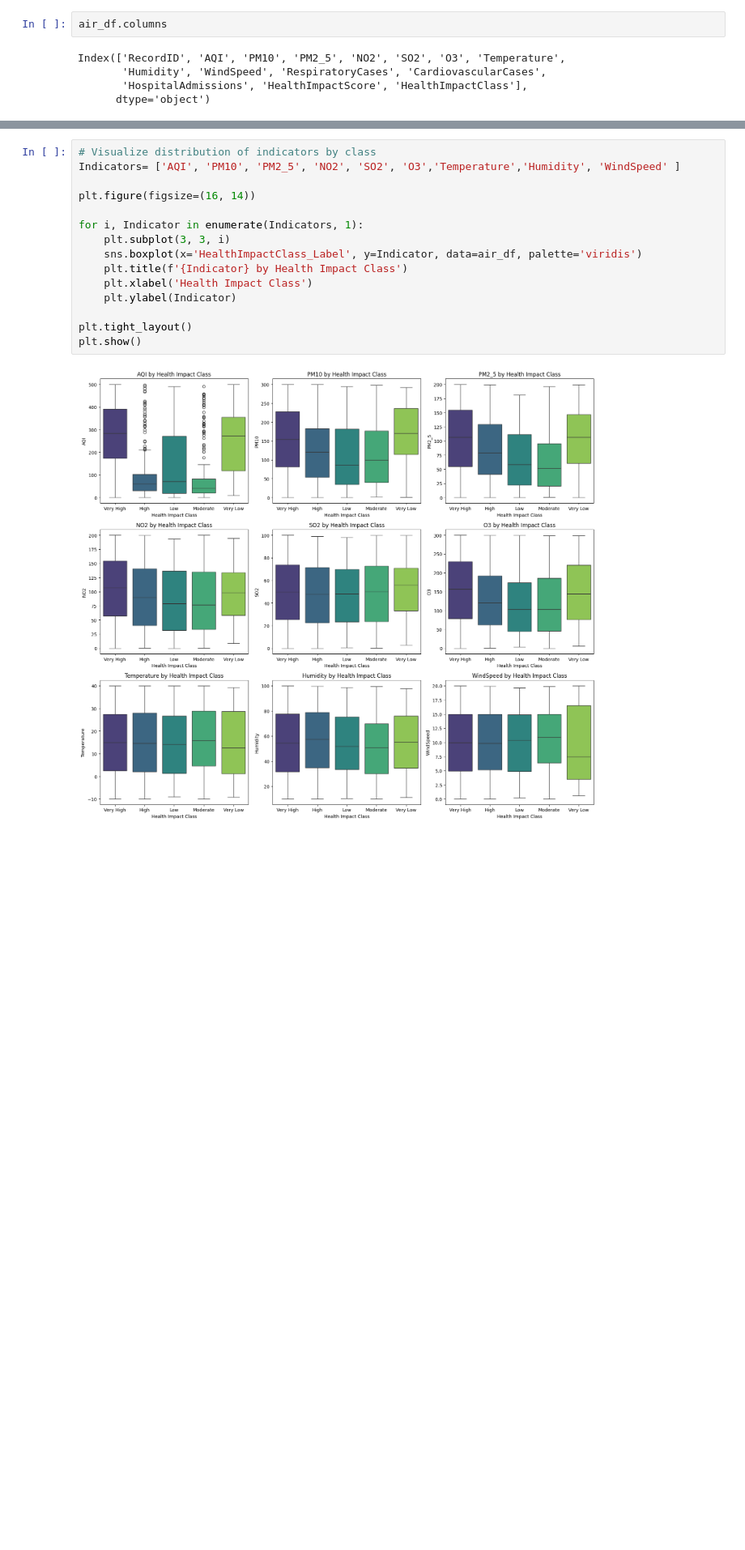
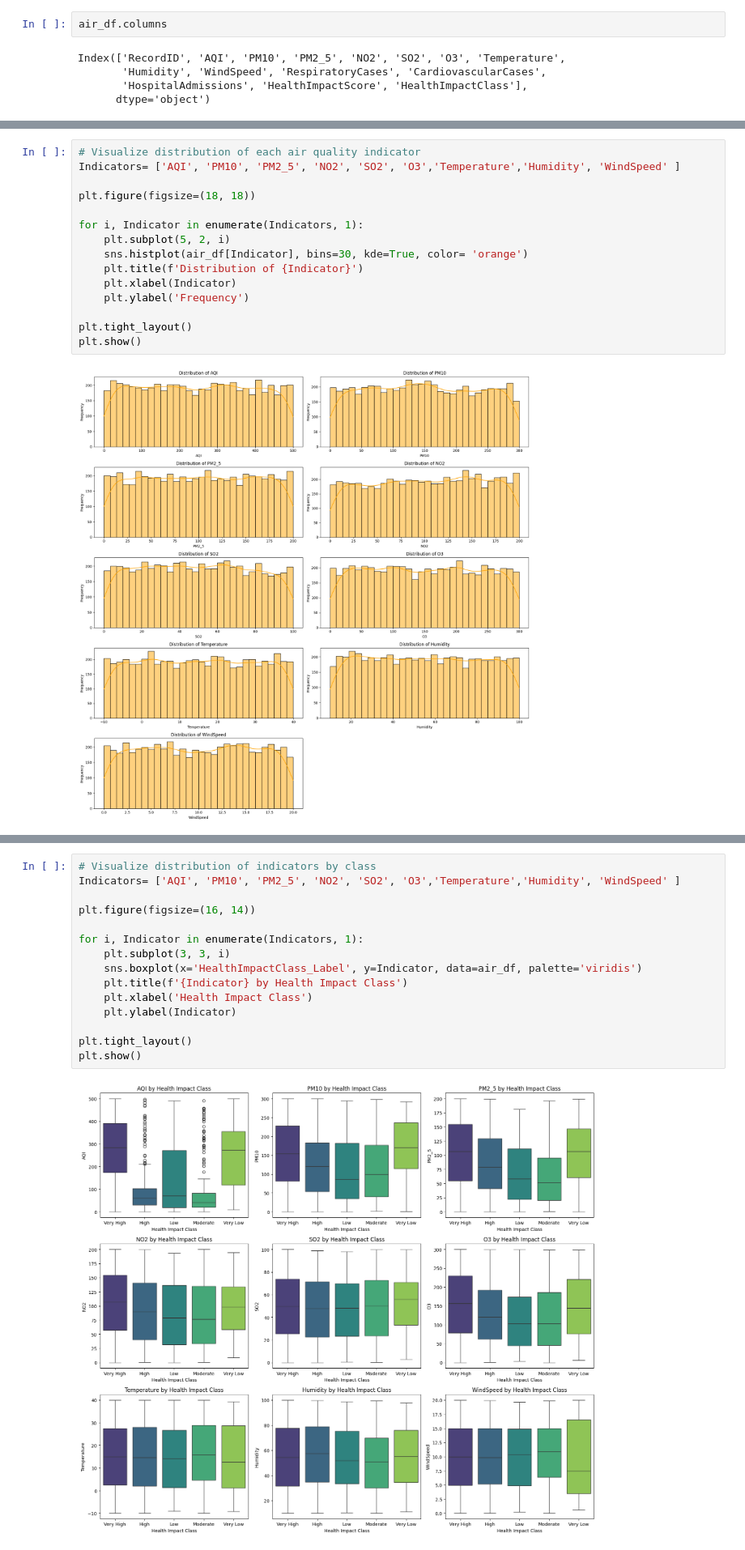
Before and after one commit to Veona-M/air-quality-health-impact, a Jupyter notebook: Air-quality-health-prediction.ipynb, the cells around one changed output, grey strips where cells are left out. Shown at 81% size. Saved outputs shown, nothing was run; the diff lists cells and outputs as text; blank space fills up the shorter version.

```diff
--- a/Air-quality-health-prediction.ipynb
+++ b/Air-quality-health-prediction.ipynb
@@ -159,0 +186,17 @@ plt.show()
+# %%
+# Visualize distribution of each air quality indicator
+Indicators= ['AQI', 'PM10', 'PM2_5', 'NO2', 'SO2', 'O3','Temperature','Humidity', 'WindSpeed' ]
+
+plt.figure(figsize=(18, 18))
+
+for i, Indicator in enumerate(Indicators, 1):
+    plt.subplot(5, 2, i)
+    sns.histplot(air_df[Indicator], bins=30, kde=True, color= 'orange')
+    plt.title(f'Distribution of {Indicator}')
+    plt.xlabel(Indicator)
+    plt.ylabel('Frequency')
+
+plt.tight_layout()
+plt.show()
+# %% [output]
+[figure, added]
```
Also changed, not shown: parts of 67 cells of this notebook.
